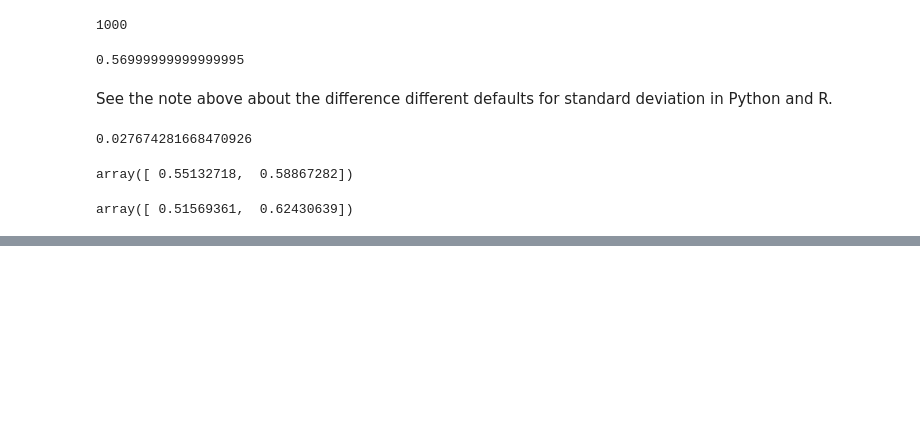
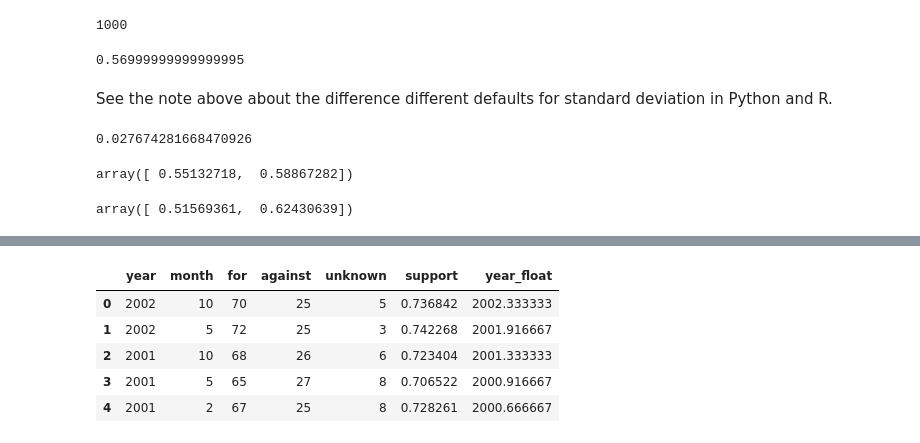
Before and after one commit to cstrelioff/ARM-ipynb, a Jupyter notebook: Chapter2/chptr2.3.ipynb, the cells around one changed output, grey strips where cells are left out. Cells and saved outputs as stored; diff of their text form; code cells hidden in the pictures; blank space fills up the shorter version.

```diff
--- a/Chapter2/chptr2.3.ipynb
+++ b/Chapter2/chptr2.3.ipynb
@@ -147,0 +203,11 @@ array([ 0.51569361,  0.62430639])
+# %%
+#R: year <-  polls[,1] + (polls[,2]-6)/12
+polls[u'year_float'] = polls[u'year'] + (polls[u'month']-6)/12
+polls.head()
+# %% [output]
+|  | year | month | for | against | unknown | support | year_float |
+| 0 | 2002 | 10 | 70 | 25 | 5 | 0.736842 | 2002.333333 |
+| 1 | 2002 | 5 | 72 | 25 | 3 | 0.742268 | 2001.916667 |
+| 2 | 2001 | 10 | 68 | 26 | 6 | 0.723404 | 2001.333333 |
+| 3 | 2001 | 5 | 65 | 27 | 8 | 0.706522 | 2000.916667 |
+| 4 | 2001 | 2 | 67 | 25 | 8 | 0.728261 | 2000.666667 |
```
Also changed, not shown: parts of 8 cells of this notebook, 1 other file.
